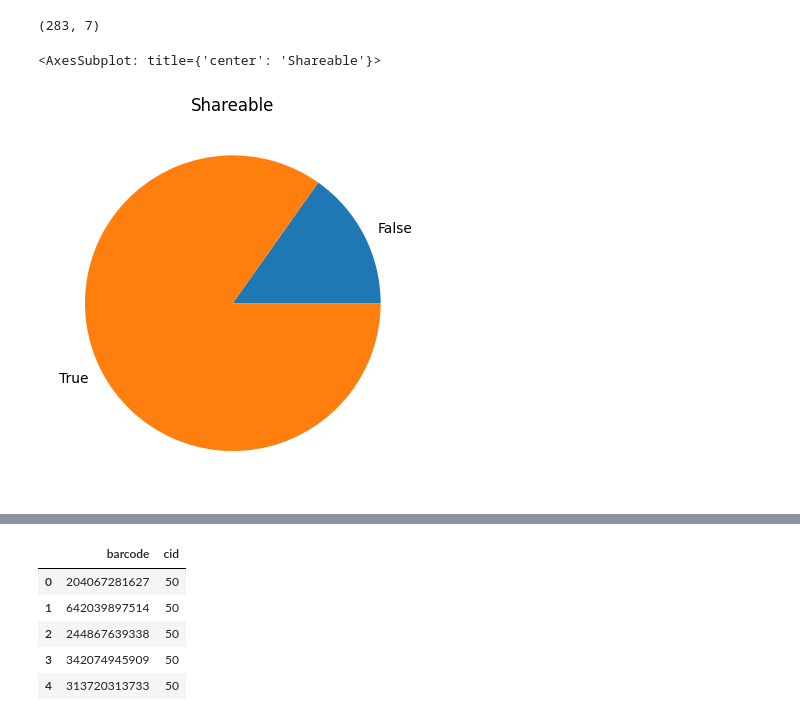
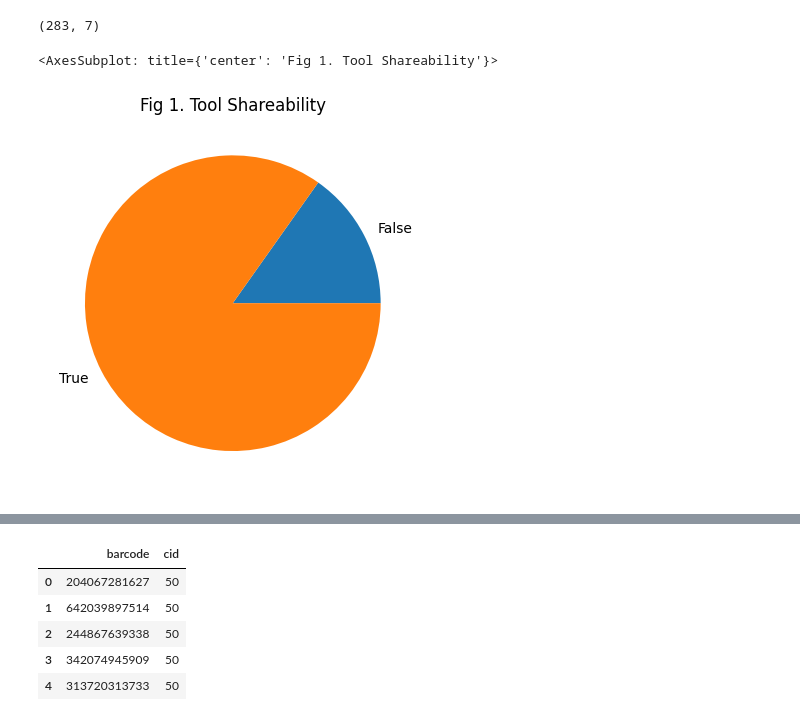
Before and after one commit to RITAdamH/MovieLvrsData, a Jupyter notebook: eda.ipynb, the cells around one changed output, grey strips where cells are left out. Drawn from its saved outputs; the diff is of its cells as text; code cells hidden in the pictures.

```diff
--- a/eda.ipynb
+++ b/eda.ipynb
@@ -39,10 +39,10 @@ tools.shape
 # %% [output]
 (283, 7)
 # %%
-tools.groupby('shareable').shareable.count().plot.pie(title='Shareable', ylabel='')
+tools.groupby('shareable').shareable.count().plot.pie(title='Fig 1. Tool Shareability', ylabel='')
 # %% [output]
-<AxesSubplot: title={'center': 'Shareable'}>
+<AxesSubplot: title={'center': 'Fig 1. Tool Shareability'}>
-[figure, old version]
+[figure, new version]
 # %%
 tool_reqs = pd.read_csv('csv/tool_reqs.csv')
 # %%
```
Also changed, not shown: parts of 2 cells of this notebook.
